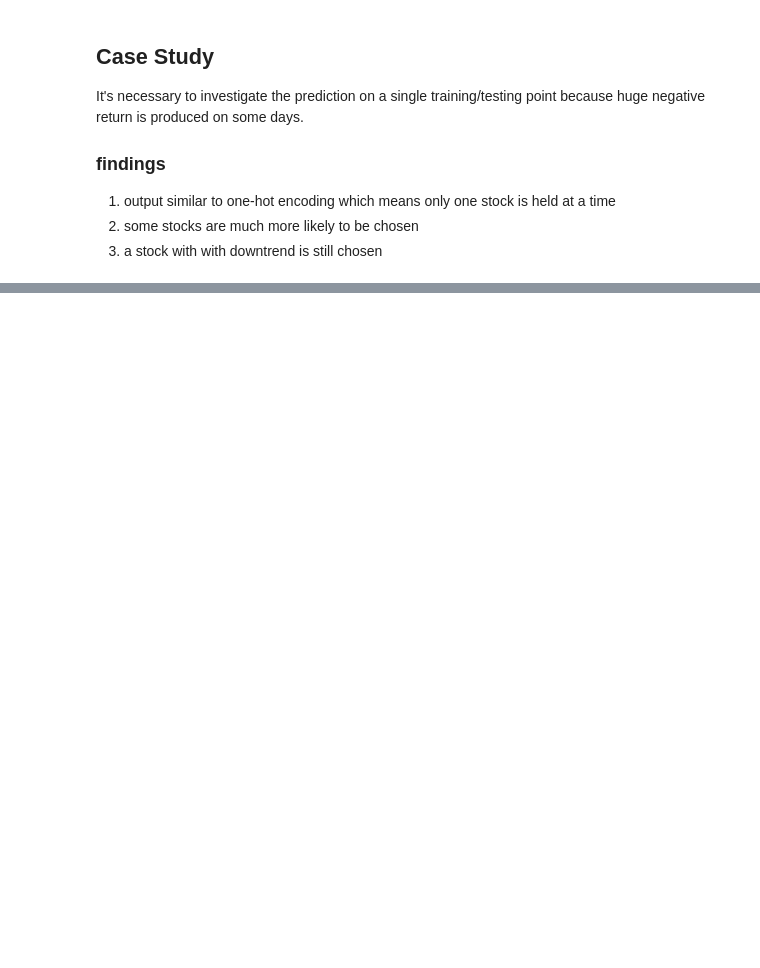
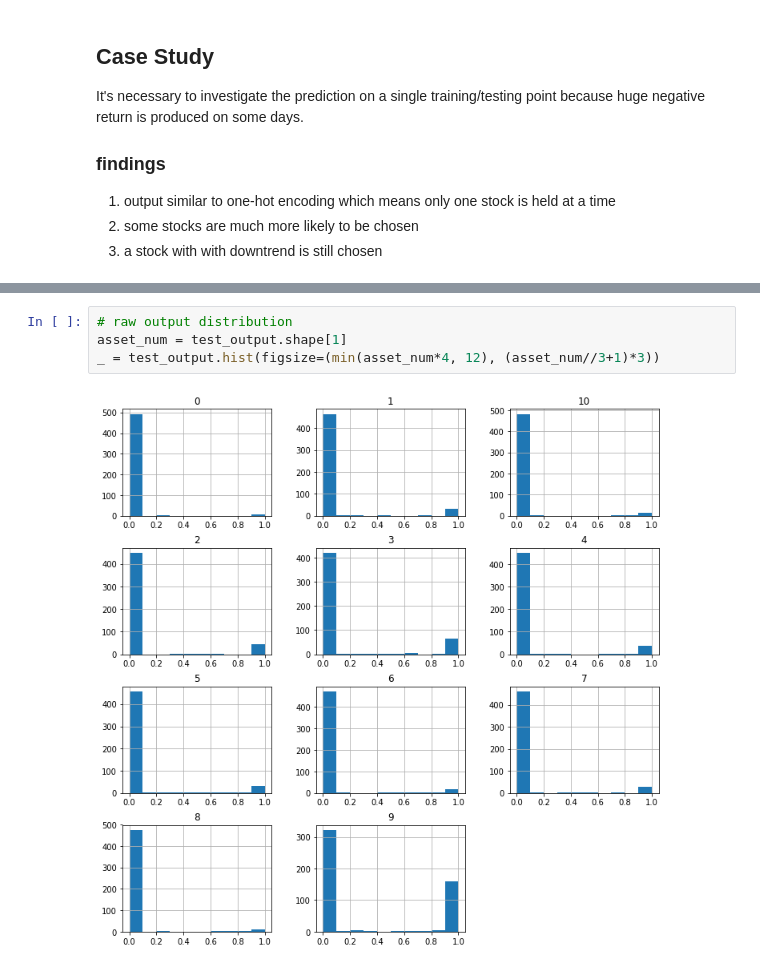
Before and after one commit to yanxurui/portfolio, a Jupyter notebook: analysis.ipynb, the cells around one changed output, grey strips where cells are left out. Saved outputs shown, nothing was run; the diff lists cells and outputs as text; blank space fills up the shorter version.

```diff
--- a/analysis.ipynb
+++ b/analysis.ipynb
@@ -207,0 +214,6 @@ No pattern found!
+# %%
+# raw output distribution
+asset_num = test_output.shape[1]
+_ = test_output.hist(figsize=(min(asset_num*4, 12), (asset_num//3+1)*3))
+# %% [output]
+[figure, added]
```
Also changed, not shown: parts of 3 cells of this notebook.
